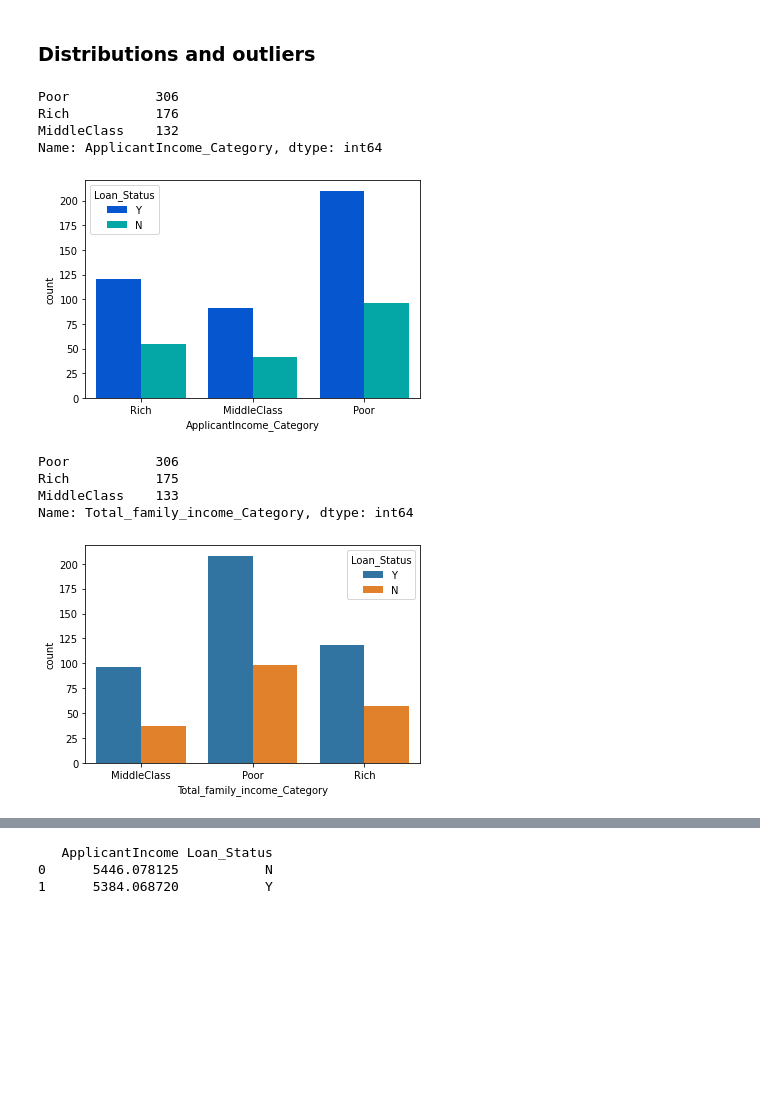
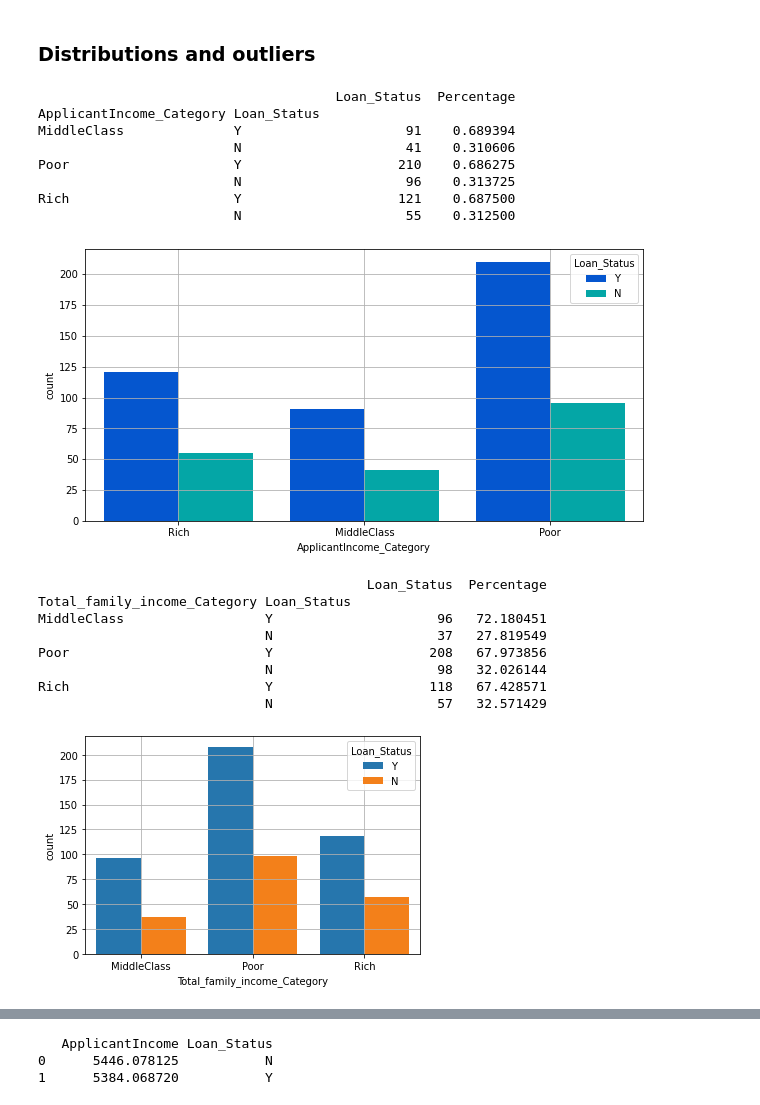
Before and after one commit to SharanDHONI/Loan-Apprval-prediction-AnalyticsVidhya, a Jupyter notebook: Loan.ipynb, the cells around one changed output, grey strips where cells are left out. Cells and saved outputs as stored; diff of their text form; code cells hidden in the pictures; blank space fills up the shorter version.

```diff
--- a/Loan.ipynb
+++ b/Loan.ipynb
@@ -225,3 +225,5 @@ df['Total_family_income_Category'] = fi
 # plt.grid()
 # plt.yticks(np.arange(0,90000,1000))
 # plt.show()
+# %%
+appin_ls = pd.DataFrame(df.Loan_Status.groupby(df.ApplicantIncome_Category).value_counts(normalize=False))
@@ -228,11 +232,20 @@ df['Total_family_income_Category'] = fi
+# %%
+appin_ls['Percentage'] = pr
 # %%
 ## Applicant Income category and loan status
+plt.figure(figsize=(10,5))
 sns.countplot(df.ApplicantIncome_Category,hue=df.Loan_Status,saturation=0.95,palette='winter')
-print(df.ApplicantIncome_Category.value_counts())
+print('\n\n')
+print(appin_ls)
+plt.grid()
 plt.show()
 # %% [output]
-Poor           306
-Rich           176
-MiddleClass    132
-Name: ApplicantIncome_Category, dtype: int64
+                                      Loan_Status  Percentage
+ApplicantIncome_Category Loan_Status
+MiddleClass              Y                     91    0.689394
+                         N                     41    0.310606
+Poor                     Y                    210    0.686275
+                         N                     96    0.313725
+Rich                     Y                    121    0.687500
+                         N                     55    0.312500
-[figure, old version]
+[figure, new version]
@@ -239,11 +258,17 @@ Name: ApplicantIncome_Category, dtype: int64
 # %%
 ## Total family Income category and loan status
-sns.countplot(df.Total_family_income_Category,hue=df.Loan_Status)
-print(df.Total_family_income_Category.value_counts())
+sns.countplot(df.Total_family_income_Category,hue=df.Loan_Status,saturation=0.9)
+print('\n\n')
+print(famin_ls)
+plt.grid()
 plt.show()
 # %% [output]
-Poor           306
-Rich           175
-MiddleClass    133
-Name: Total_family_income_Category, dtype: int64
+                                          Loan_Status  Percentage
+Total_family_income_Category Loan_Status
+MiddleClass                  Y                     96   72.180451
+                             N                     37   27.819549
+Poor                         Y                    208   67.973856
+                             N                     98   32.026144
+Rich                         Y                    118   67.428571
+                             N                     57   32.571429
-[figure, old version]
+[figure, new version]
```
Also changed, not shown: parts of 22 cells of this notebook.
